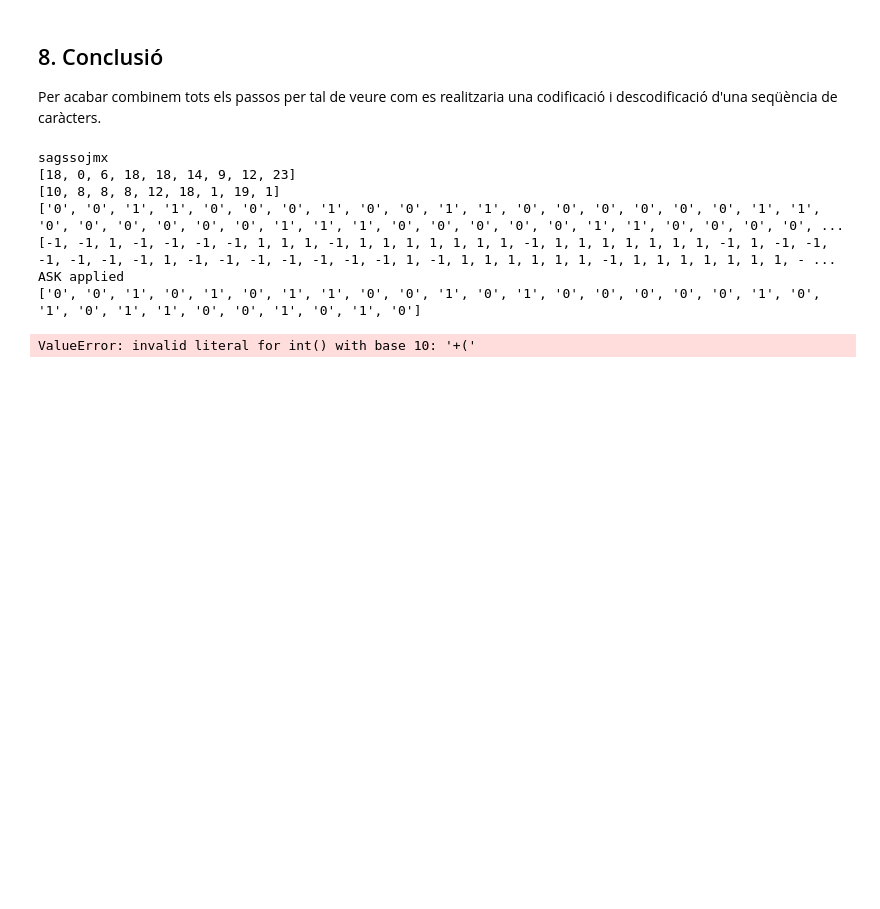
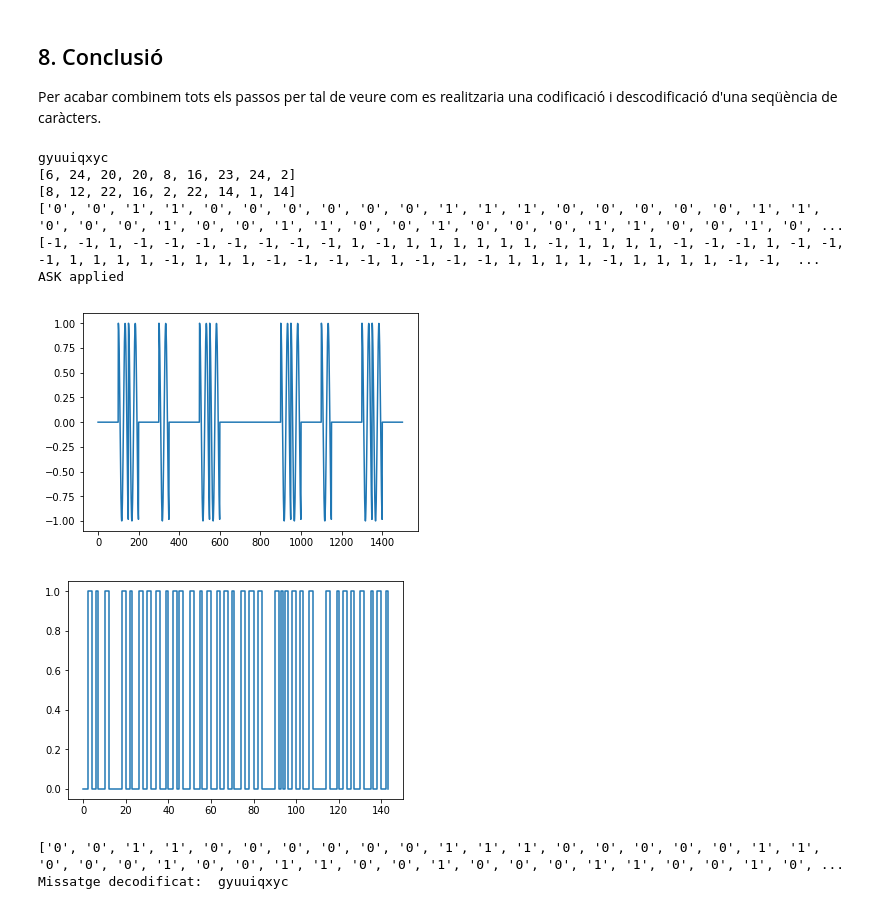
Before and after one commit to Daver35/Entregues_XRXS, a Jupyter notebook: XRXS.ipynb, the cells around one changed output. Saved outputs shown, nothing was run; the diff lists cells and outputs as text; code cells hidden in the pictures; blank space fills up the shorter version.

```diff
--- a/XRXS.ipynb
+++ b/XRXS.ipynb
@@ -435,43 +427,47 @@ Per acabar combinem tots els passos per tal de veure com es realitzaria una codi
 #1: Generació aleatoria de text - També es pot introduïr un string manualment
 # Nota: Introduir un string no multiple de 3 omplirà els espais restants amb 'a'
 text = randomString(9)
 print(text)
 
 #2: Transformació a índexos
 idx_list = transforma_text(text)
 print(idx_list)
 
 #3: Encriptació del text
 code_list = encripta(idx_list)
 print(code_list)
 
 #4: Pas a binari
 bin_list = binarize(code_list)
 print(bin_list)
 
 #5: Codificació - Escollir un dels mètodes d'encriptació disponibles:
 # NRZ, NRZL, NRZI, AMI, Pseudo, Manchester o B8ZS
 encoded_list = encode_NRZI(bin_list)
 print(encoded_list)
 
 #6: Modulació - Escollir un dels modes de modulació disponibles:
 # FSK, PSK, ASK
-# TODO- Modulate, plot result?
-mod_sign = modulate(np.array(binlist).astype(int)[0:30],step=50,freq=[3,6])
+mod_sign = modulate(np.array(binlist).astype(int),step=50,freq=[3,10],mode='ASK')
+plt.plot(mod_sign[0:30*50])
+plt.show()
 
 #7: Desmodulació i descodificació - Utilitzar els mètodes corresponents
 # en funció dels modes de codificació-modulació triats
-# TODO- Demodulate, plot result?
-demod_sign = demodulate(mod_sign,step=50)
-decoded_list = decode_NRZI(demod_sign)
+demod_sign = demodulate(mod_sign,step=50,mode='ASK')
+plt.step(range(len(demod_sign)), demod_sign, where='post')
+plt.show()
+decoded_list = decode_NRZI(encoded_list)
 print(decoded_list)
-print(desencripta(decoded_list))
+print('Missatge decodificat: ',desencripta(decoded_list))
 # %% [output]
-sagssojmx
-[18, 0, 6, 18, 18, 14, 9, 12, 23]
-[10, 8, 8, 8, 12, 18, 1, 19, 1]
-['0', '0', '1', '1', '0', '0', '0', '1', '0', '0', '1', '1', '0', '0', '0', '0', '0', '0', '1', '1', '0', '0', '0', '0', '0', '0', '1', '1', '1', '0', '0', '0', '0', '0', '1', '1', '0', '0', '0', '0', ...
-[-1, -1, 1, -1, -1, -1, -1, 1, 1, 1, -1, 1, 1, 1, 1, 1, 1, 1, -1, 1, 1, 1, 1, 1, 1, 1, -1, 1, -1, -1, -1, -1, -1, -1, 1, -1, -1, -1, -1, -1, -1, -1, 1, -1, 1, 1, 1, 1, 1, 1, -1, 1, 1, 1, 1, 1, 1, 1, - ...
+gyuuiqxyc
+[6, 24, 20, 20, 8, 16, 23, 24, 2]
+[8, 12, 22, 16, 2, 22, 14, 1, 14]
+['0', '0', '1', '1', '0', '0', '0', '0', '0', '0', '1', '1', '1', '0', '0', '0', '0', '0', '1', '1', '0', '0', '0', '1', '0', '0', '1', '1', '0', '0', '1', '0', '0', '0', '1', '1', '0', '0', '1', '0', ...
+[-1, -1, 1, -1, -1, -1, -1, -1, -1, -1, 1, -1, 1, 1, 1, 1, 1, 1, -1, 1, 1, 1, 1, -1, -1, -1, 1, -1, -1, -1, 1, 1, 1, 1, -1, 1, 1, 1, -1, -1, -1, -1, 1, -1, -1, -1, 1, 1, 1, 1, -1, 1, 1, 1, 1, -1, -1,  ...
 ASK applied
-['0', '0', '1', '0', '1', '0', '1', '1', '0', '0', '1', '0', '1', '0', '0', '0', '0', '0', '1', '0', '1', '0', '1', '1', '0', '0', '1', '0', '1', '0']
+[figure, added]
+[figure, added]
-ValueError: invalid literal for int() with base 10: '+('
+['0', '0', '1', '1', '0', '0', '0', '0', '0', '0', '1', '1', '1', '0', '0', '0', '0', '0', '1', '1', '0', '0', '0', '1', '0', '0', '1', '1', '0', '0', '1', '0', '0', '0', '1', '1', '0', '0', '1', '0', ...
+Missatge decodificat:  gyuuiqxyc
```
Also changed, not shown: parts of 12 cells of this notebook.
